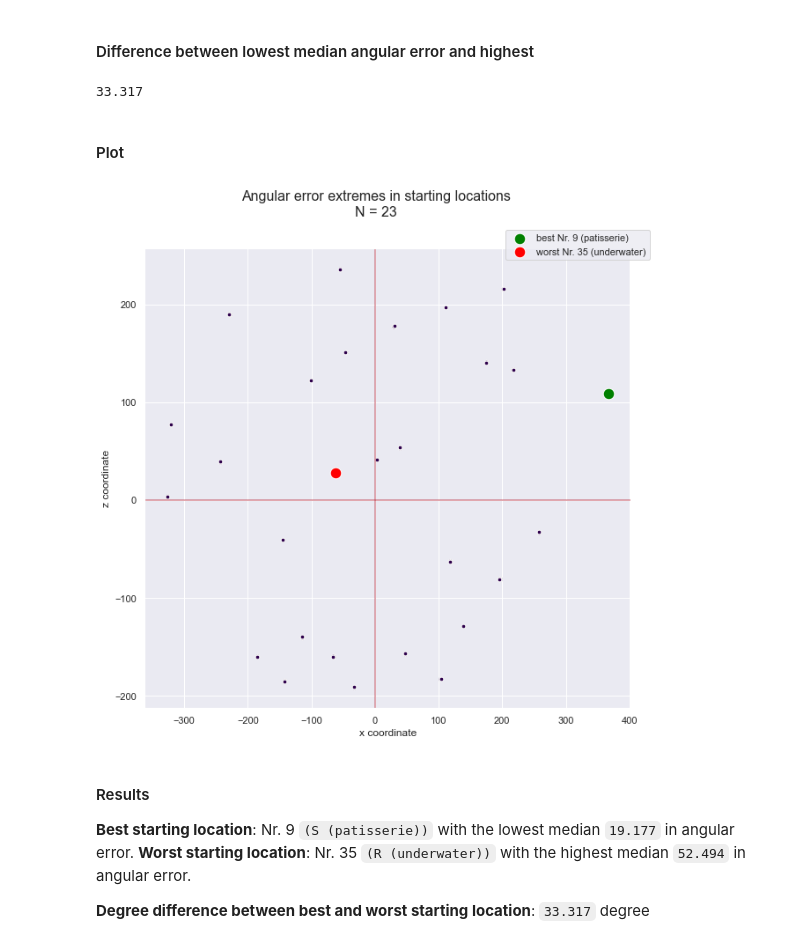
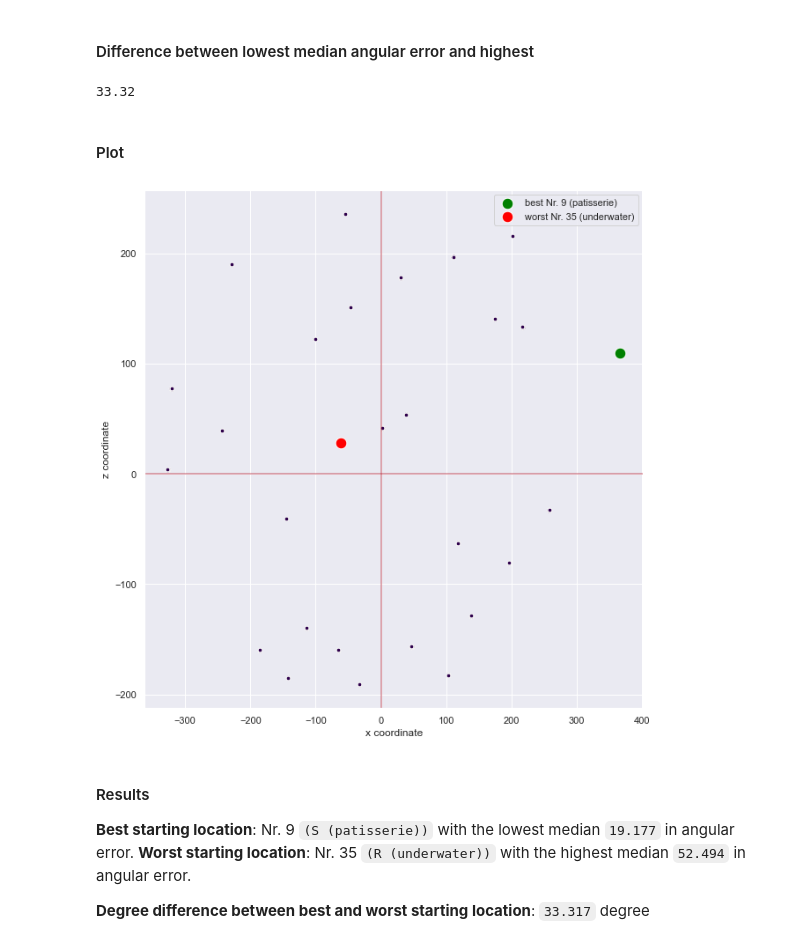
Before and after one commit to nora-maleki/humanA-pointing-task-analysis, a Jupyter notebook: analyses/01_main/03_analysis.ipynb, the cells around one changed output. Drawn from its saved outputs; the diff is of its cells as text; code cells hidden in the pictures.

```diff
--- a/analyses/01_main/03_analysis.ipynb
+++ b/analyses/01_main/03_analysis.ipynb
@@ -398,9 +511,9 @@ plt.show()
 # %% [markdown]
 #### Difference between lowest median angular error and highest
 # %%
-np.round((worst_df.Median.values[0] - best_df.Median.values[0]), 3)
+np.round((worst_df.Median.values[0] - best_df.Median.values[0]), 2)
 # %% [output]
-33.317
+33.32
 # %% [markdown]
 #### Plot
 # %%
@@ -421,36 +534,36 @@ sns.scatterplot(
     data=best_loc_coord,
     x='starting_loc_x',
     y='starting_loc_z',
     s=160,
     c=['green'],
     marker='o',
     label='best Nr. 9 (patisserie)',
 )
 
 sns.scatterplot(
     data=worst_loc_coord,
     x='starting_loc_x',
     y='starting_loc_z',
     s=160,
     c=['red'],
     marker='o',
     label='worst Nr. 35 (underwater)',
 )
 
 
-plt.suptitle(t=f'Angular error extremes in starting locations\nN = {N}', size=16)
+# plt.suptitle(t=f'Angular error extremes in starting locations\nN = {N}', size=16)
 plt.axvline(x=0, color=colorblind_palette[2], alpha=.5)
 plt.axhline(y=0, color=colorblind_palette[2], alpha=.5)
 
 plt.grid(1)
 
-plt.legend(bbox_to_anchor=(1.05, 1.05))
+# plt.legend(bbox_to_anchor=(1.05, 1.05))
 
 fig.savefig(f'{PLOT_PATH}/best_worst_starting_locations.png', bbox_inches='tight', dpi=90)
 
 plt.show()
 # %% [output]
-[figure, old version]
+[figure, new version]
 # %% [markdown]
 #### Results
 
```
Also changed, not shown: parts of 15 cells of this notebook.
